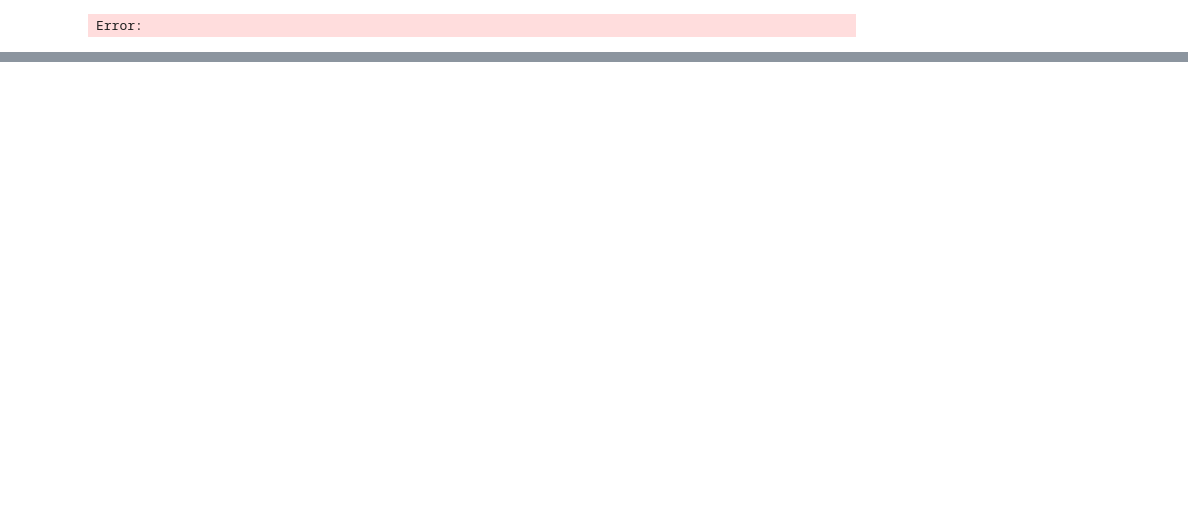
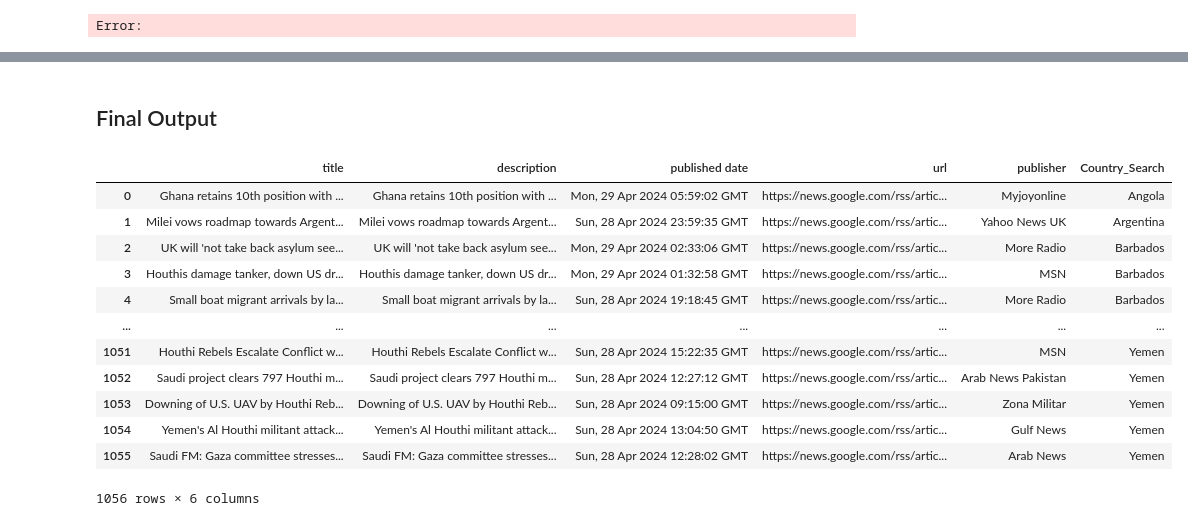
Before and after one commit to Otomisin/c-practise, a Jupyter notebook: Web_news_dp/Web_news.ipynb, the cells around one changed output, grey strips where cells are left out. Saved outputs shown, nothing was run; the diff lists cells and outputs as text; code cells hidden in the pictures; blank space fills up the shorter version.

```diff
--- a/Web_news_dp/Web_news.ipynb
+++ b/Web_news_dp/Web_news.ipynb
@@ -526,0 +666,67 @@ Error:
+# %% [markdown]
+## Final Output
+# %%
+from gnews import GNews
+import pandas as pd
+import json
+from datetime import datetime, timedelta
+import concurrent.futures
+
+# Load country data from the JSON file
+with open('./countries_all.json') as f:
+    country_data = json.load(f)
+countries = [country['name'] for country in country_data]  # Extract country names
+
+# Create an instance of GNews with English language and default settings
+google_news = GNews(language='en', max_results=10)
+GNews.get_news_by_site(cnn.com)
+
+
+# Get today's date and yesterday's date as datetime objects
+today = datetime.now()
+yesterday = datetime.now() - timedelta(days=1)
+
+# Set the date range for the search: from yesterday to today
+google_news.start_date = yesterday
+google_news.end_date = today
+
+
+# Define your search terms
+terms = "Migration OR Flood OR Conflict OR migrant OR asylum OR displacement OR refugee OR IDP"
+
+def fetch_news(country):
+    query = f"({terms}) AND {country}"
+    news_results = google_news.get_news(query)
+    for news in news_results:
+        news['Country_Search'] = country
+    return news_results
+
+# Use ThreadPoolExecutor to run searches in parallel
+all_news_items = []
+with concurrent.futures.ThreadPoolExecutor(max_workers=10) as executor:
+    future_to_news = {executor.submit(fetch_news, country): country for country in countries}
+    for future in concurrent.futures.as_completed(future_to_news):
+        all_news_items.extend(future.result())
+
+# Convert all news items into a DataFrame
+df = pd.DataFrame(all_news_items)
+
+# Extract just the 'title' value from the 'publisher' column
+df['publisher'] = df['publisher'].apply(lambda x: x['title'])
+
+# Display the DataFrame
+df
+# %% [output]
+|  | title | description | published date | url | publisher | Country_Search |
+| 0 | Ghana retains 10th position with ... | Ghana retains 10th position with ... | Mon, 29 Apr 2024 05:59:02 GMT | https://news.google.com/rss/artic... | Myjoyonline | Angola |
+| 1 | Milei vows roadmap towards Argent... | Milei vows roadmap towards Argent... | Sun, 28 Apr 2024 23:59:35 GMT | https://news.google.com/rss/artic... | Yahoo News UK | Argentina |
+| 2 | UK will 'not take back asylum see... | UK will 'not take back asylum see... | Mon, 29 Apr 2024 02:33:06 GMT | https://news.google.com/rss/artic... | More Radio | Barbados |
+| 3 | Houthis damage tanker, down US dr... | Houthis damage tanker, down US dr... | Mon, 29 Apr 2024 01:32:58 GMT | https://news.google.com/rss/artic... | MSN | Barbados |
+| 4 | Small boat migrant arrivals by la... | Small boat migrant arrivals by la... | Sun, 28 Apr 2024 19:18:45 GMT | https://news.google.com/rss/artic... | More Radio | Barbados |
+| ... | ... | ... | ... | ... | ... | ... |
+| 1051 | Houthi Rebels Escalate Conflict w... | Houthi Rebels Escalate Conflict w... | Sun, 28 Apr 2024 15:22:35 GMT | https://news.google.com/rss/artic... | MSN | Yemen |
+| 1052 | Saudi project clears 797 Houthi m... | Saudi project clears 797 Houthi m... | Sun, 28 Apr 2024 12:27:12 GMT | https://news.google.com/rss/artic... | Arab News Pakistan | Yemen |
+| 1053 | Downing of U.S. UAV by Houthi Reb... | Downing of U.S. UAV by Houthi Reb... | Sun, 28 Apr 2024 09:15:00 GMT | https://news.google.com/rss/artic... | Zona Militar | Yemen |
+| 1054 | Yemen's Al Houthi militant attack... | Yemen's Al Houthi militant attack... | Sun, 28 Apr 2024 13:04:50 GMT | https://news.google.com/rss/artic... | Gulf News | Yemen |
+| 1055 | Saudi FM: Gaza committee stresses... | Saudi FM: Gaza committee stresses... | Sun, 28 Apr 2024 12:28:02 GMT | https://news.google.com/rss/artic... | Arab News | Yemen |
+1056 rows × 6 columns
```
Also changed, not shown: parts of 9 cells of this notebook, 2 other files.
